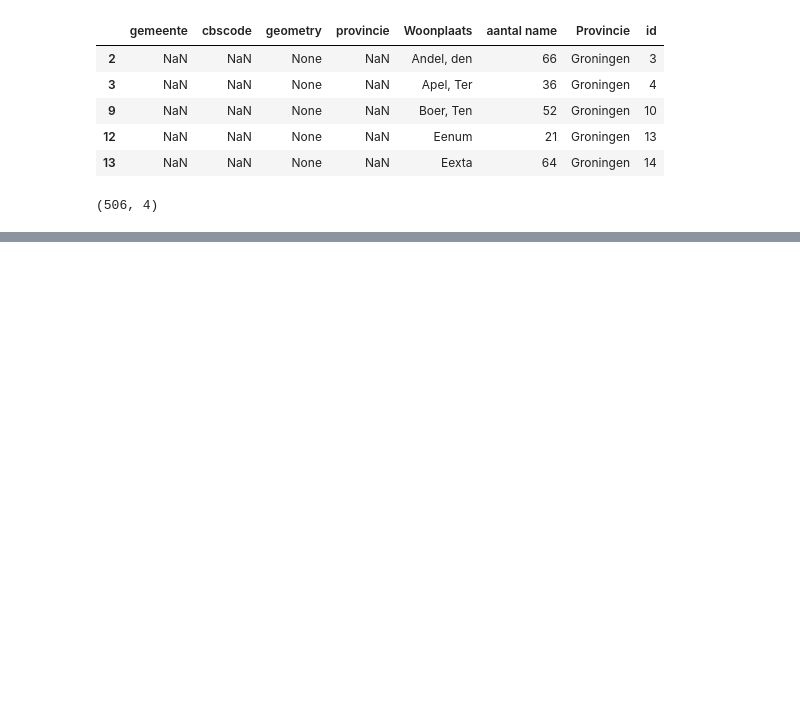
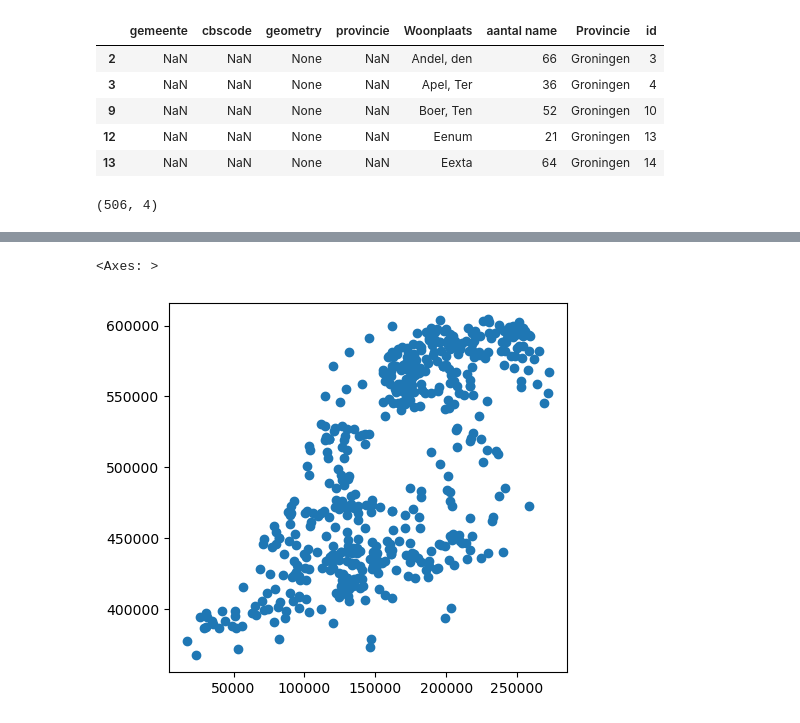
Before and after one commit to Morrizzzzz/aprilbeweging_map, a Jupyter notebook: map_1853_convertion.ipynb, the cells around one changed output, grey strips where cells are left out. Cells and saved outputs as stored; diff of their text form; code cells hidden in the pictures; blank space fills up the shorter version.

```diff
--- a/map_1853_convertion.ipynb
+++ b/map_1853_convertion.ipynb
@@ -279,0 +645,7 @@ geocode_matched.shape
+# %%
+gem_1852_met_pet = gem_1853_provincie.merge(
+    pet_1853,
+    left_on=["gemeente", "provincie"],
+    right_on=["Woonplaats", "Provincie"],
+    how="left"
+)
@@ -279,0 +661,12 @@ geocode_matched.shape
+# %%
+points_with_poly = gpd.sjoin(
+    geocoded_complete_gdf,
+    gem_1852_met_pet,
+    how="left",
+    predicate="within"
+)
+# %%
+points_with_poly.plot()
+# %% [output]
+<Axes: >
+[figure, added]
```
Also changed, not shown: parts of 62 cells of this notebook.
